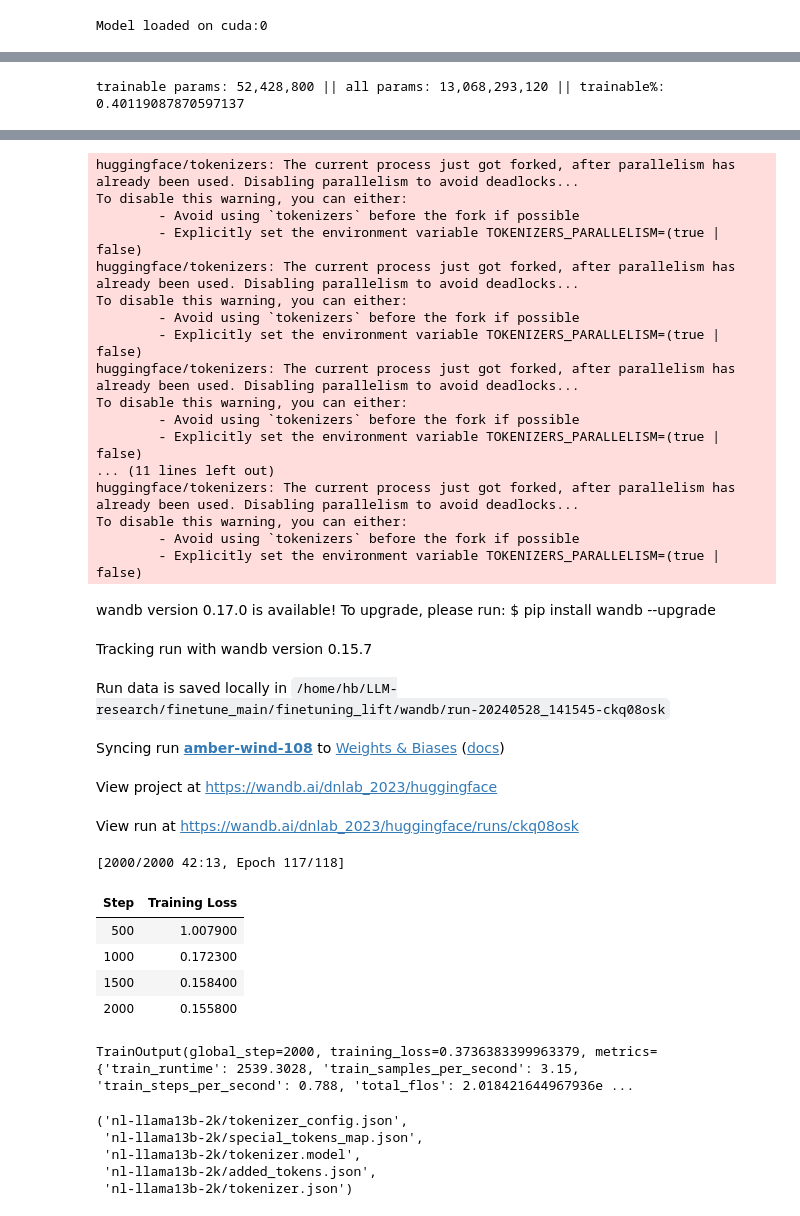
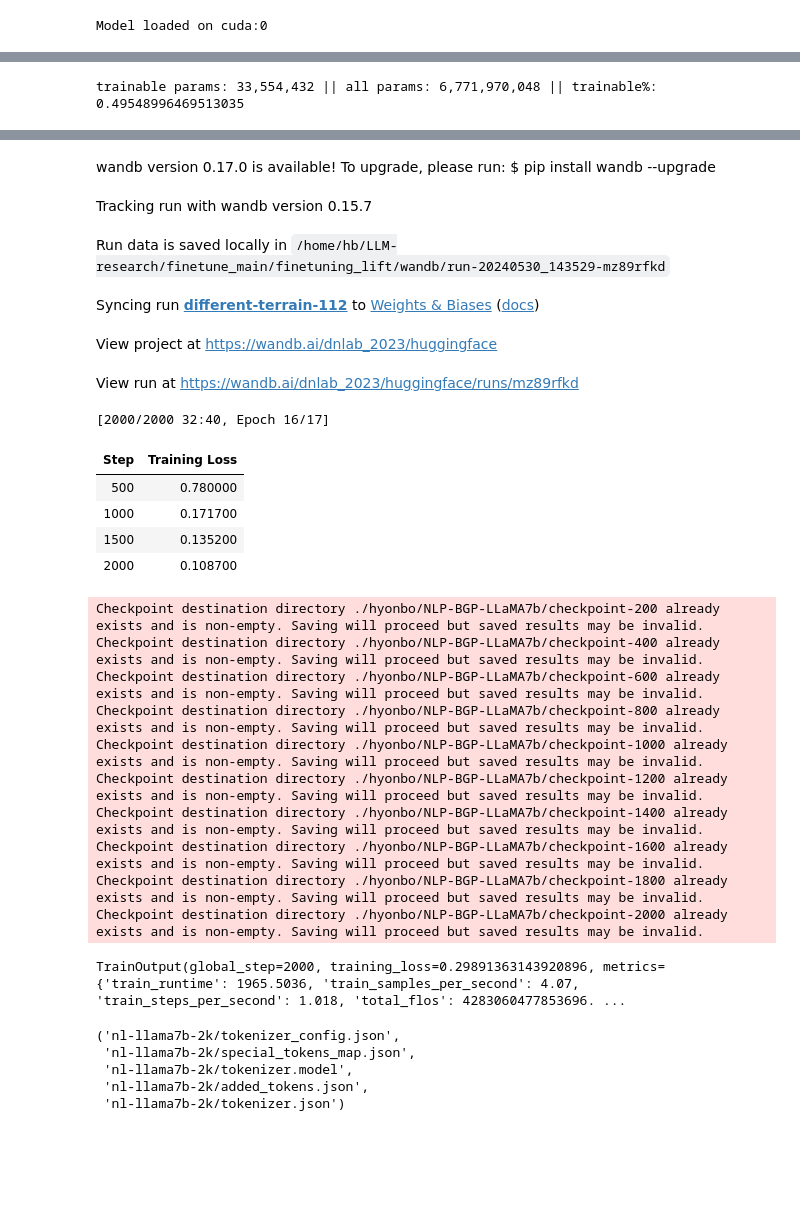
Before and after one commit to hyonbokan/LLM-research, a Jupyter notebook: finetune_main/finetuning_lift/finetuning.ipynb, the cells around one changed output, grey strips where cells are left out. Drawn from its saved outputs; the diff is of its cells as text; code cells hidden in the pictures; blank space fills up the shorter version.

Commit message:
new finetune test with lift and rag

```diff
--- a/finetune_main/finetuning_lift/finetuning.ipynb
+++ b/finetune_main/finetuning_lift/finetuning.ipynb
@@ -23,7 +23,7 @@ DEVICE
 # %% [output]
 'cuda'
 # %%
-model_id = 'meta-llama/Llama-2-13b-chat-hf'
+model_id = 'meta-llama/Llama-2-7b-chat-hf'
 # model_id = 'codellama/CodeLlama-7b-hf'
 device = f'cuda:{cuda.current_device()}' if cuda.is_available() else 'cpu'
 
@@ -74,15 +75,17 @@ Dataset({
 # %%
-CUTOFF_LEN = 2048
+CUTOFF_LEN = 3050
 
 def generate_prompt(data_point):
     # Exclude the 'anomaly_status' from the input data_point
     input_data = {key: value for key, value in data_point.items() if key != 'anomaly_status'}
     ground_truth = data_point['anomaly_status']
 
-    return f"""Below is BGP update message data. The task is to determine whether the BGP data indicates an anomaly. The response should be an alert indicating whether it is an anomaly or normal.  # noqa: E501
-### Input:
+    return f"""Below is an instruction that describes a task, paired with an input that provides further context. Write a response that appropriately completes the request.  # noqa: E501
+### Instruction:
+Your task is to determine the BGP anomaly status based on the data provided. If an anomaly is detected, specify the reason. If there are no anomalies then state that no anomalies detected.
+### BGP update message:
 {input_data}
-### Response:
+### Anomaly status:
 {ground_truth}"""
 
 
@@ -112,7 +115,7 @@ def generate_and_tokenize_prompt(data_point):
     return tokenized_full_prompt
 # %%
 train_val = data["train"].train_test_split(
-    test_size=10, shuffle=True, seed=42
+    test_size=54, shuffle=False, seed=42
 )
 train_data = (
     train_val["train"].map(generate_and_tokenize_prompt)
@@ -139,7 +139,7 @@ peft_config = LoraConfig(
     task_type="CAUSAL_LM"
 )
 
-output_dir = "./hyonbo/NLP-BGP-LLaMA13b"
+output_dir = "./hyonbo/NLP-BGP-LLaMA7b"
 per_device_train_batch_size = 4
 gradient_accumulation_steps = 1
 optim = "paged_adamw_32bit"
@@ -171,7 +171,7 @@ training_arguments = TrainingArguments(
 model = get_peft_model(model, peft_config)
 model.print_trainable_parameters()
 # %% [output]
-trainable params: 52,428,800 || all params: 13,068,293,120 || trainable%: 0.40119087870597137
+trainable params: 33,554,432 || all params: 6,771,970,048 || trainable%: 0.49548996469513035
 # %%
 data_collator = transformers.DataCollatorForSeq2Seq(
     tokenizer, return_tensors="pt", padding=True
@@ -179,7 +179,7 @@ data_collator = transformers.DataCollatorForSeq2Seq(
 # %%
 from trl import SFTTrainer
 
-max_seq_length = 2048
+max_seq_length = 3050
 
 trainer = SFTTrainer(
     model=model,
@@ -198,44 +214,37 @@ Loading cached processed dataset at /home/hb/.cache/huggingface/datasets/json/de
-huggingface/tokenizers: The current process just got forked, after parallelism has already been used. Disabling parallelism to avoid deadlocks...
-To disable this warning, you can either:
-        - Avoid using `tokenizers` before the fork if possible
-        - Explicitly set the environment variable TOKENIZERS_PARALLELISM=(true | false)
-huggingface/tokenizers: The current process just got forked, after parallelism has already been used. Disabling parallelism to avoid deadlocks...
-To disable this warning, you can either:
-        - Avoid using `tokenizers` before the fork if possible
-        - Explicitly set the environment variable TOKENIZERS_PARALLELISM=(true | false)
-huggingface/tokenizers: The current process just got forked, after parallelism has already been used. Disabling parallelism to avoid deadlocks...
-To disable this warning, you can either:
-        - Avoid using `tokenizers` before the fork if possible
-        - Explicitly set the environment variable TOKENIZERS_PARALLELISM=(true | false)
-... (11 lines left out)
-huggingface/tokenizers: The current process just got forked, after parallelism has already been used. Disabling parallelism to avoid deadlocks...
-To disable this warning, you can either:
-        - Avoid using `tokenizers` before the fork if possible
-        - Explicitly set the environment variable TOKENIZERS_PARALLELISM=(true | false)
 wandb version 0.17.0 is available! To upgrade, please run: $ pip install wandb --upgrade
 Tracking run with wandb version 0.15.7
-Run data is saved locally in /home/hb/LLM-research/finetune_main/finetuning_lift/wandb/run-20240528_141545-ckq08osk
+Run data is saved locally in /home/hb/LLM-research/finetune_main/finetuning_lift/wandb/run-20240530_143529-mz89rfkd
-Syncing run amber-wind-108 to Weights & Biases (docs)
+Syncing run different-terrain-112 to Weights & Biases (docs)
 View project at https://wandb.ai/dnlab_2023/huggingface
-View run at https://wandb.ai/dnlab_2023/huggingface/runs/ckq08osk
+View run at https://wandb.ai/dnlab_2023/huggingface/runs/mz89rfkd
+[2000/2000 32:40, Epoch 16/17]
+| Step | Training Loss |
+| 500 | 0.780000 |
+| 1000 | 0.171700 |
+| 1500 | 0.135200 |
+| 2000 | 0.108700 |
-[2000/2000 42:13, Epoch 117/118]
+Checkpoint destination directory ./hyonbo/NLP-BGP-LLaMA7b/checkpoint-200 already exists and is non-empty. Saving will proceed but saved results may be invalid.
+Checkpoint destination directory ./hyonbo/NLP-BGP-LLaMA7b/checkpoint-400 already exists and is non-empty. Saving will proceed but saved results may be invalid.
+Checkpoint destination directory ./hyonbo/NLP-BGP-LLaMA7b/checkpoint-600 already exists and is non-empty. Saving will proceed but saved results may be invalid.
+Checkpoint destination directory ./hyonbo/NLP-BGP-LLaMA7b/checkpoint-800 already exists and is non-empty. Saving will proceed but saved results may be invalid.
+Checkpoint destination directory ./hyonbo/NLP-BGP-LLaMA7b/checkpoint-1000 already exists and is non-empty. Saving will proceed but saved results may be invalid.
+Checkpoint destination directory ./hyonbo/NLP-BGP-LLaMA7b/checkpoint-1200 already exists and is non-empty. Saving will proceed but saved results may be invalid.
+Checkpoint destination directory ./hyonbo/NLP-BGP-LLaMA7b/checkpoint-1400 already exists and is non-empty. Saving will proceed but saved results may be invalid.
+Checkpoint destination directory ./hyonbo/NLP-BGP-LLaMA7b/checkpoint-1600 already exists and is non-empty. Saving will proceed but saved results may be invalid.
+Checkpoint destination directory ./hyonbo/NLP-BGP-LLaMA7b/checkpoint-1800 already exists and is non-empty. Saving will proceed but saved results may be invalid.
+Checkpoint destination directory ./hyonbo/NLP-BGP-LLaMA7b/checkpoint-2000 already exists and is non-empty. Saving will proceed but saved results may be invalid.
-| Step | Training Loss |
-| 500 | 1.007900 |
-| 1000 | 0.172300 |
-| 1500 | 0.158400 |
-| 2000 | 0.155800 |
-TrainOutput(global_step=2000, training_loss=0.3736383399963379, metrics={'train_runtime': 2539.3028, 'train_samples_per_second': 3.15, 'train_steps_per_second': 0.788, 'total_flos': 2.018421644967936e ...
+TrainOutput(global_step=2000, training_loss=0.29891363143920896, metrics={'train_runtime': 1965.5036, 'train_samples_per_second': 4.07, 'train_steps_per_second': 1.018, 'total_flos': 4283060477853696. ...
 # %%
-new_model = "nl-llama13b-2k"
+new_model = "nl-llama7b-2k"
 
 trainer.model.save_pretrained(new_model)
 tokenizer.save_pretrained(new_model)
 # %% [output]
-('nl-llama13b-2k/tokenizer_config.json',
- 'nl-llama13b-2k/special_tokens_map.json',
- 'nl-llama13b-2k/tokenizer.model',
- 'nl-llama13b-2k/added_tokens.json',
- 'nl-llama13b-2k/tokenizer.json')
+('nl-llama7b-2k/tokenizer_config.json',
+ 'nl-llama7b-2k/special_tokens_map.json',
+ 'nl-llama7b-2k/tokenizer.model',
+ 'nl-llama7b-2k/added_tokens.json',
+ 'nl-llama7b-2k/tokenizer.json')
 # %%
 from peft import LoraConfig, PeftModel
 from transformers import (
```
Also changed, not shown: parts of 10 cells of this notebook, 4 other files.
